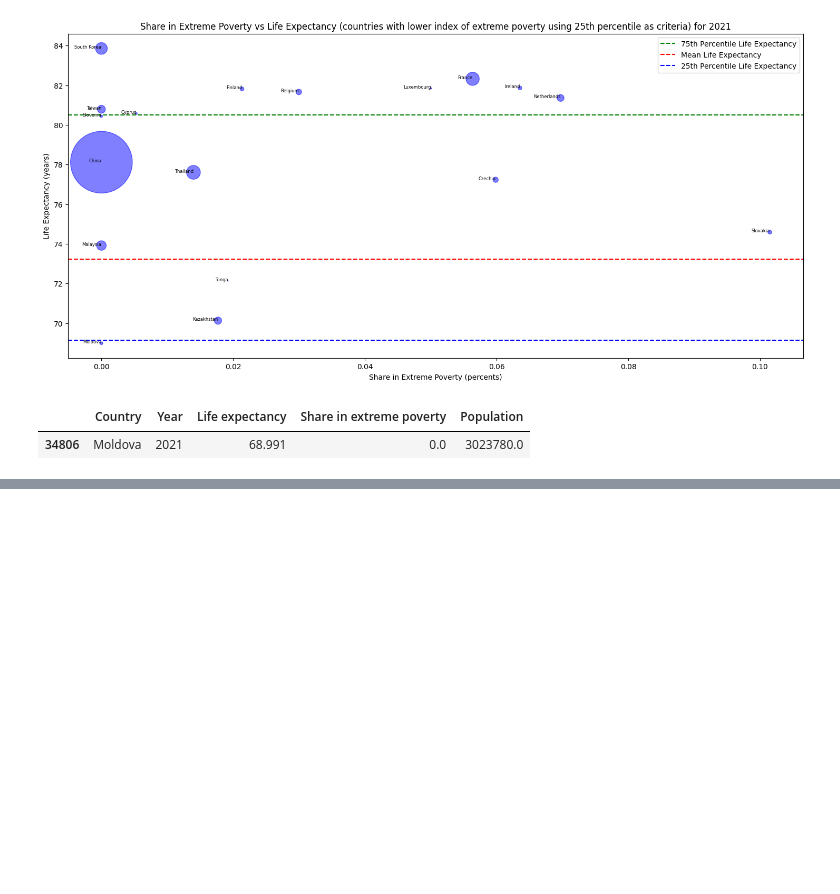
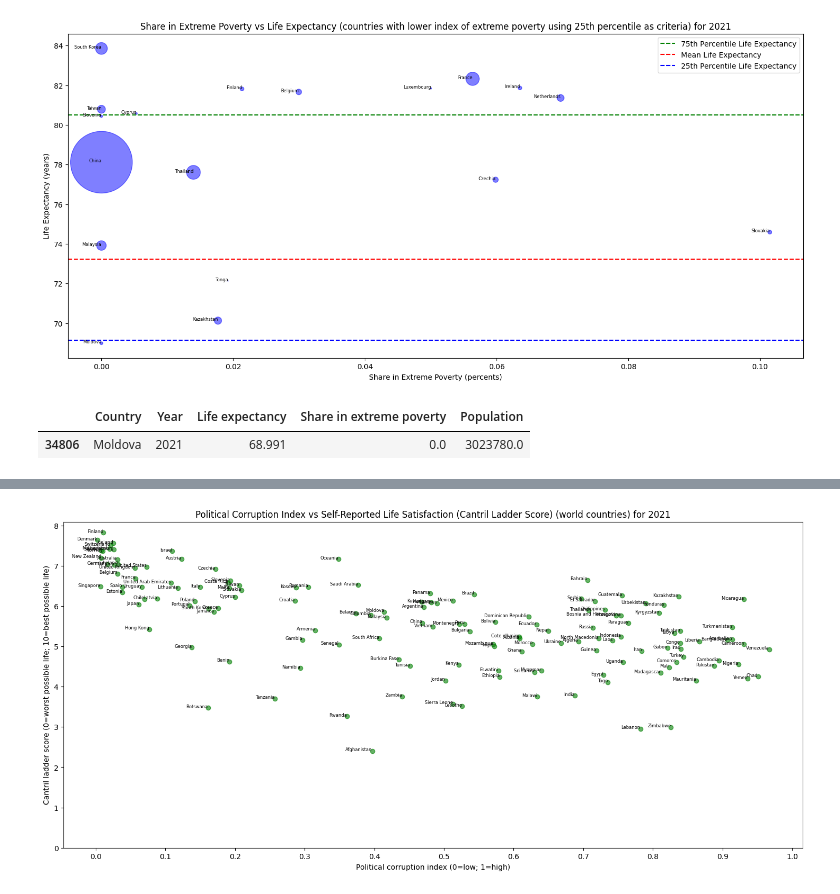
Before and after one commit to sdvelev/Introduction-To-Data-Science-And-AI, a Jupyter notebook: 05-data-science-revision/assignment-5-Stefan-Velev.ipynb, the cells around one changed output, grey strips where cells are left out. Saved outputs shown, nothing was run; the diff lists cells and outputs as text; code cells hidden in the pictures; blank space fills up the shorter version.

```diff
--- a/05-data-science-revision/assignment-5-Stefan-Velev.ipynb
+++ b/05-data-science-revision/assignment-5-Stefan-Velev.ipynb
@@ -529,0 +583,16 @@ df_extreme_poverty_life_expectancy[df_extreme_poverty_life_expectancy['Country']
+# %%
+plt.figure(figsize=(18, 8))
+plt.scatter(df_life_satisfaction_political_corruption['Political corruption index'], df_life_satisfaction_political_corruption['Cantril ladder score'], color='green', alpha=0.6)
+
+for i, country in enumerate(df_life_satisfaction_political_corruption['Country']):
+    plt.text(df_life_satisfaction_political_corruption['Political corruption index'].iloc[i], df_life_satisfaction_political_corruption['Cantril ladder score'].iloc[i], df_life_satisfaction_political_corruption['Country'].iloc[i], fontsize=6, ha='right')
+
+plt.xticks([0, 0.1, 0.2, 0.3, 0.4, 0.5, 0.6, 0.7, 0.8, 0.9, 1])
+plt.yticks(range(0, 9))
+
+plt.xlabel('Political corruption index (0=low; 1=high)')
+plt.ylabel('Cantril ladder score (0=worst possible life; 10=best possible life)')
+plt.title('Political Corruption Index vs Self-Reported Life Satisfaction (Cantril Ladder Score) (world countries) for 2021')
+plt.show()
+# %% [output]
+[figure, added]
```
Also changed, not shown: parts of 17 cells of this notebook.
